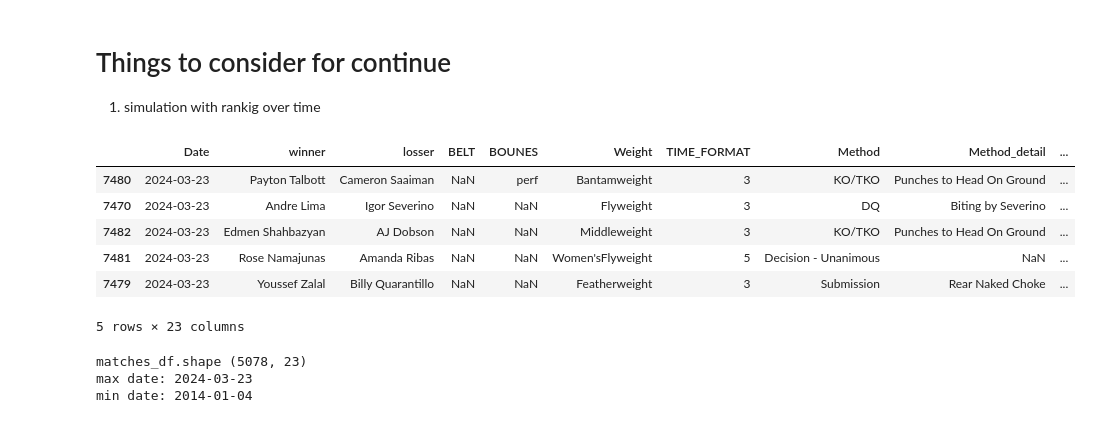
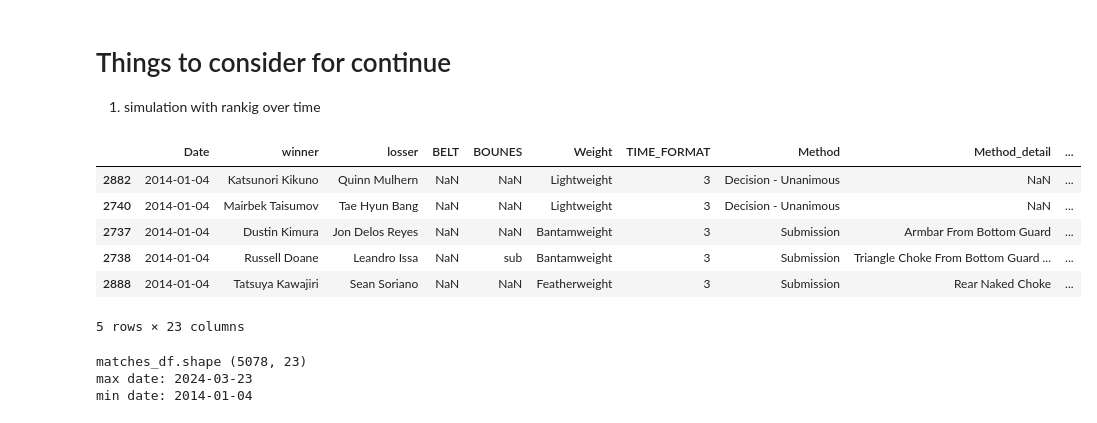
Before and after one commit to zarreh/mma_ranking, a Jupyter notebook: Notebooks/UFC_ranking/UFC_ranking_new.ipynb, the cells around one changed output. Cells and saved outputs as stored; diff of their text form; code cells hidden in the pictures.

```diff
--- a/Notebooks/UFC_ranking/UFC_ranking_new.ipynb
+++ b/Notebooks/UFC_ranking/UFC_ranking_new.ipynb
@@ -23,24 +23,23 @@ from mma_ranking.ranking.network_ranking import (
 
 # path = r"\data\all_fights_new.csv"
 path = r"..\..\data\all_fights_2024-04-05.csv"
+start_date = "2014-01-01"
 # %%
 df = load_train_data(path=path)
-[
-    ["Date", "winner", "losser", "BELT", "Weight", "method", "value", "draw"]
-]
-matches_df = df[df["Date"] > "2014-01-01"]
+[["Date", "winner", "losser", "BELT", "Weight", "method", "value", "draw"]]
+matches_df = df[df["Date"] > start_date]
 
 # dictiorary of fights
-matches_sorted = matches_df.sort_values(by="Date")
+matches_sorted = matches_df.sort_values(by="Date", ascending=True)
 # %%
-matches_df.head()
+matches_sorted.head()
 # %% [output]
 |  | Date | winner | losser | BELT | BOUNES | Weight | TIME_FORMAT | Method | Method_detail | ... |
-| 7480 | 2024-03-23 | Payton Talbott | Cameron Saaiman | NaN | perf | Bantamweight | 3 | KO/TKO | Punches to Head On Ground | ... |
-| 7470 | 2024-03-23 | Andre Lima | Igor Severino | NaN | NaN | Flyweight | 3 | DQ | Biting by Severino | ... |
-| 7482 | 2024-03-23 | Edmen Shahbazyan | AJ Dobson | NaN | NaN | Middleweight | 3 | KO/TKO | Punches to Head On Ground | ... |
-| 7481 | 2024-03-23 | Rose Namajunas | Amanda Ribas | NaN | NaN | Women'sFlyweight | 5 | Decision - Unanimous | NaN | ... |
-| 7479 | 2024-03-23 | Youssef Zalal | Billy Quarantillo | NaN | NaN | Featherweight | 3 | Submission | Rear Naked Choke | ... |
+| 2882 | 2014-01-04 | Katsunori Kikuno | Quinn Mulhern | NaN | NaN | Lightweight | 3 | Decision - Unanimous | NaN | ... |
+| 2740 | 2014-01-04 | Mairbek Taisumov | Tae Hyun Bang | NaN | NaN | Lightweight | 3 | Decision - Unanimous | NaN | ... |
+| 2737 | 2014-01-04 | Dustin Kimura | Jon Delos Reyes | NaN | NaN | Bantamweight | 3 | Submission | Armbar From Bottom Guard | ... |
+| 2738 | 2014-01-04 | Russell Doane | Leandro Issa | NaN | sub | Bantamweight | 3 | Submission | Triangle Choke From Bottom Guard ... | ... |
+| 2888 | 2014-01-04 | Tatsuya Kawajiri | Sean Soriano | NaN | NaN | Featherweight | 3 | Submission | Rear Naked Choke | ... |
 5 rows × 23 columns
 # %%
 print("matches_df.shape", matches_df.shape)
```
Also changed, not shown: parts of 9 cells of this notebook, 1 other file.
